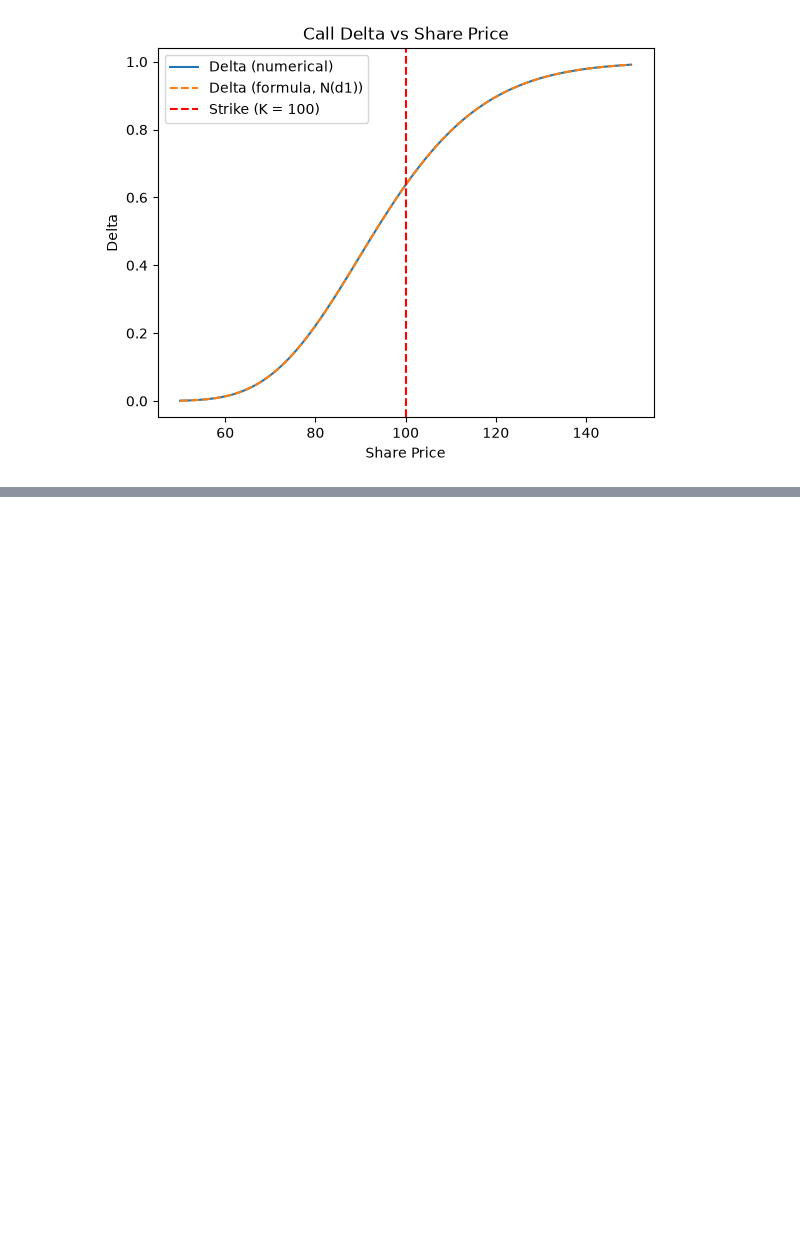
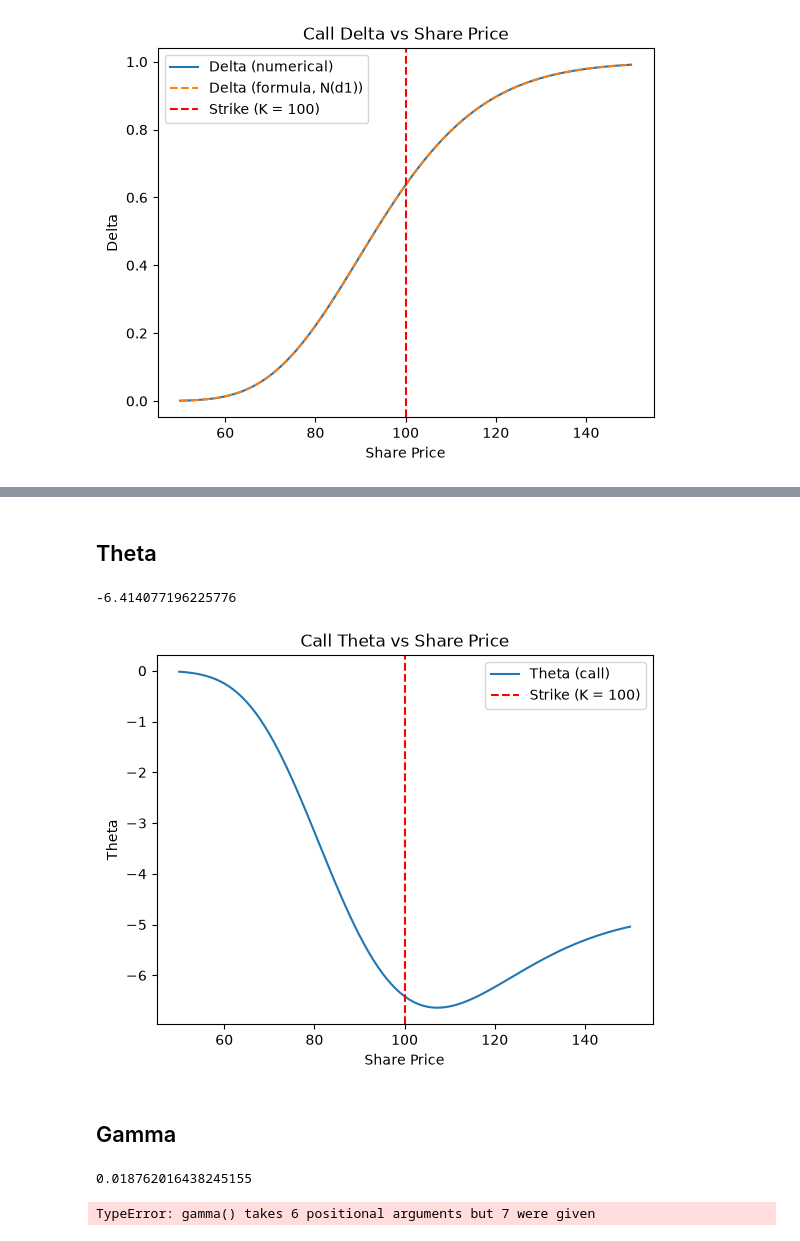
Before and after one commit to MrTennis5/options-pricer, a Jupyter notebook: greeks.ipynb, the cells around one changed output, grey strips where cells are left out. Cells and saved outputs as stored; diff of their text form; code cells hidden in the pictures; blank space fills up the shorter version.

```diff
--- a/greeks.ipynb
+++ b/greeks.ipynb
@@ -80,0 +106,49 @@ plt.show()
+# %% [markdown]
+## Theta
+# %%
+def theta(S, K, T, r, sigma, h):
+    price_up = black_scholes(S, K, T + h, r, sigma, "call")
+    price_down = black_scholes(S, K, T - h, r, sigma, "call")
+    return -(price_up - price_down) / (2 * h)
+
+print(theta(100, 100, 1, 0.05, 0.2, 0.01))
+
+S_values = np.linspace(50, 150, 101)
+tha_prices = []
+for S in S_values:
+    tha_prices.append(theta(S, 100, 1, 0.05, 0.2, 0.01))
+
+plt.plot(S_values, tha_prices, label="Theta (call)")
+plt.axvline(100, linestyle="--", color="red", label="Strike (K = 100)")
+plt.ylabel("Theta")
+plt.xlabel("Share Price")
+plt.title("Call Theta vs Share Price")
+plt.legend()
+plt.show()
+# %% [output]
+-6.414077196225776
+[figure, added]
+# %% [markdown]
+## Gamma
+# %%
+def gamma(S, K, T, r, sigma, h):
+    delta_up = delta(S + h, K, T, r, sigma, h)
+    delta_down = delta(S - h, K, T, r, sigma, h)
+    return (delta_up - delta_down) / (2 * h)
+
+print(gamma(100, 100, 1, 0.05, 0.2, 0.01))
+
+S_values = np.linspace(50, 150, 101)
+gammas = []
+for S in S_values:
+    gammas.append(gamma(S, 100, 1, 0.05, 0.2, 0.01))
+plt.plot(S_values, gammas, label="Gamma (call)")
+plt.axvline(100, linestyle="--", color="red", label="Strike (K = 100)")
+plt.ylabel("Gamma")
+plt.xlabel("Share Price")
+plt.title("Call Gamma vs Share Price")
+plt.legend()
+plt.show()
+# %% [output]
+0.018762016438245155
+TypeError: gamma() takes 6 positional arguments but 7 were given
```
Also changed, not shown: parts of 2 cells of this notebook.
